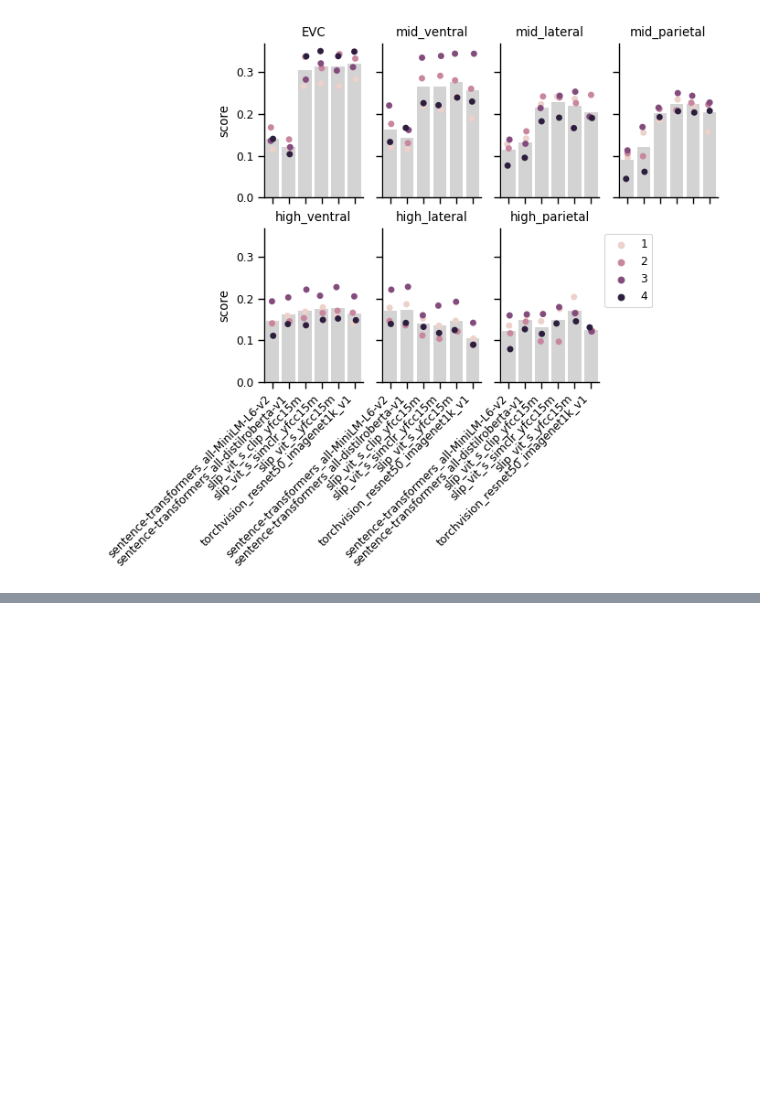
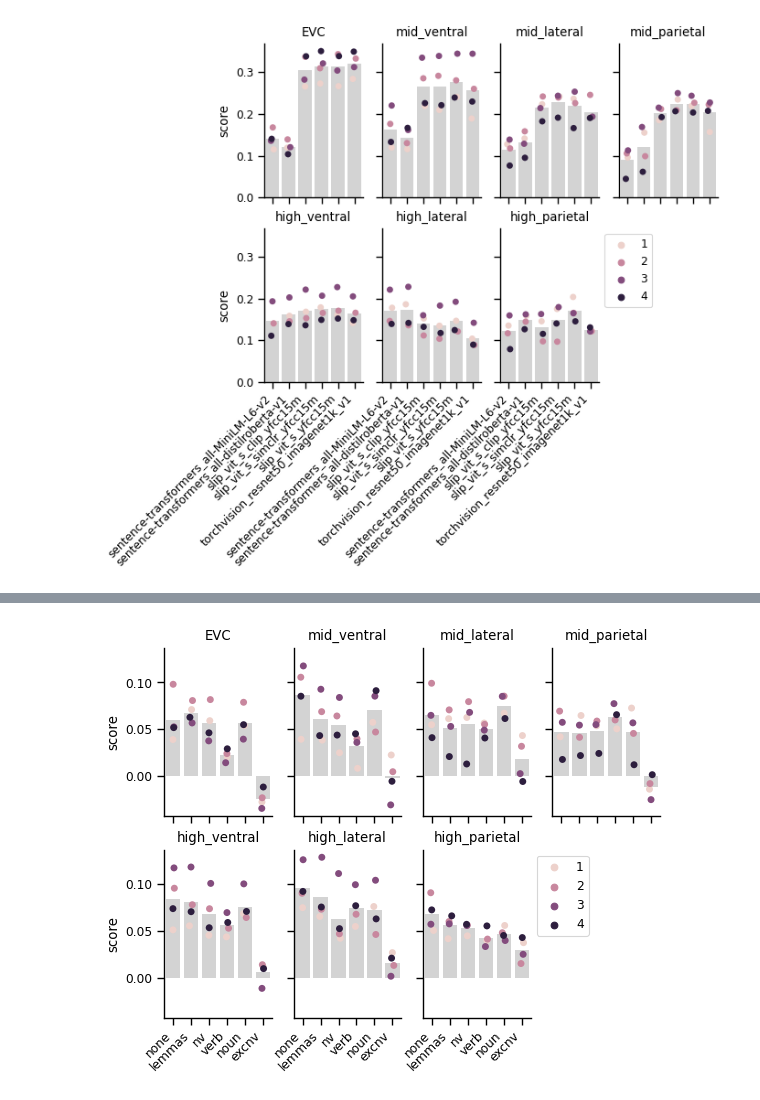
Before and after one commit to Isik-lab/SIfMRI_modeling, a Jupyter notebook: notebooks/modeling_exploration.ipynb, the cells around one changed output, grey strips where cells are left out. Cells and saved outputs as stored; diff of their text form; code cells hidden in the pictures; blank space fills up the shorter version.

Commit message:
bert perturb

```diff
--- a/notebooks/modeling_exploration.ipynb
+++ b/notebooks/modeling_exploration.ipynb
@@ -18,10 +21,10 @@ for file in files:
     df['model_uid'] = file.split('/')[-1].split('.csv')[0]
     scores.append(df)
 
-files = glob(f'{interim_dir}/LLMEncoding/*.csv')
+files = glob(f'{interim_dir}/LLMEncoding/*perturbation-orig_ordered.csv')
 for file in files:
     df = pd.read_csv(file)
-    df['model_uid'] = file.split('/')[-1].split('.csv')[0]
+    df['model_uid'] = file.split('/')[-1].split('.csv')[0].split('_perturb')[0]
     scores.append(df)
 
 scores = pd.concat(scores).reset_index(drop=True)
@@ -90,0 +96,5 @@ for ax, (stream, stream_df) in zip(axes, stream_group):
+# %%
+streams = ['EVC']
+streams += [f'{level}_{stream}' for level in ['mid', 'high'] for stream in ['ventral', 'lateral', 'parietal']]
+perturbations = ['none', 'lemmas', 'nv',
+                 'verb', 'noun', 'excnv']
@@ -90,0 +140,33 @@ for ax, (stream, stream_df) in zip(axes, stream_group):
+# %%
+cat_type = pd.CategoricalDtype(categories=streams, ordered=True)
+scores['stream_name'] = scores['stream_name'].astype(cat_type)
+
+cat_type = pd.CategoricalDtype(categories=perturbations, ordered=True)
+scores['perturbation'] = scores['perturbation'].astype(cat_type)
+# %%
+sns.set_context(context='paper')
+_, axes = plt.subplots(2, 4, sharex=True, sharey=True)
+trim_axs(axes, len(streams))
+axes = axes.flatten()
+stream_group = scores.groupby('stream_name')
+for ax, (stream, stream_df) in zip(axes, stream_group):
+   sns.barplot(x='perturbation', y='score',
+                  data=stream_df, ax=ax,
+                  color='lightgray', errorbar=None)
+   sns.stripplot(x='perturbation', y='score',
+                  hue='subj_id', dodge=False,
+                  data=stream_df, ax=ax)
+   if stream not in ['EVC', 'high_ventral']:
+         ax.set_ylabel('')
+   ax.spines['top'].set_visible(False)
+   ax.spines['right'].set_visible(False)
+   ax.set_xticklabels(perturbations, rotation=45, ha='right')
+   ax.set_title(stream)
+   ax.set_xlabel('')
+   if stream != 'high_parietal':
+      ax.legend().set_visible(False)
+   else:
+      ax.legend(loc='upper left', bbox_to_anchor=(1, 1))
+# plt.tight_layout()
+# %% [output]
+[figure, added]
```
Also changed, not shown: parts of 4 cells of this notebook, 6 other files.
